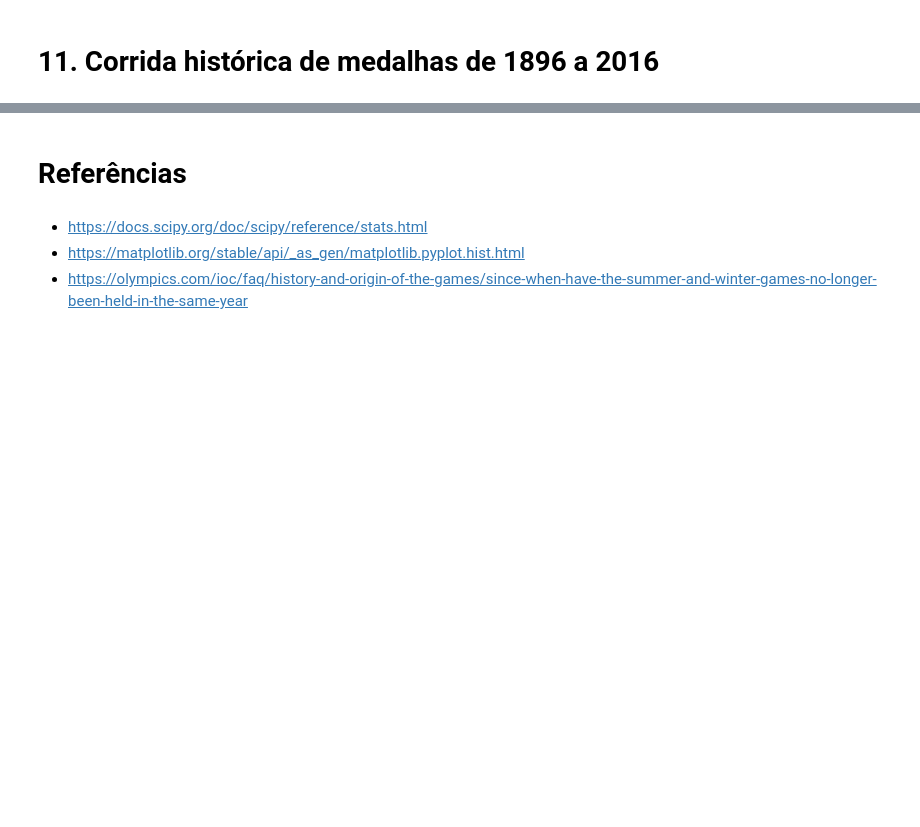
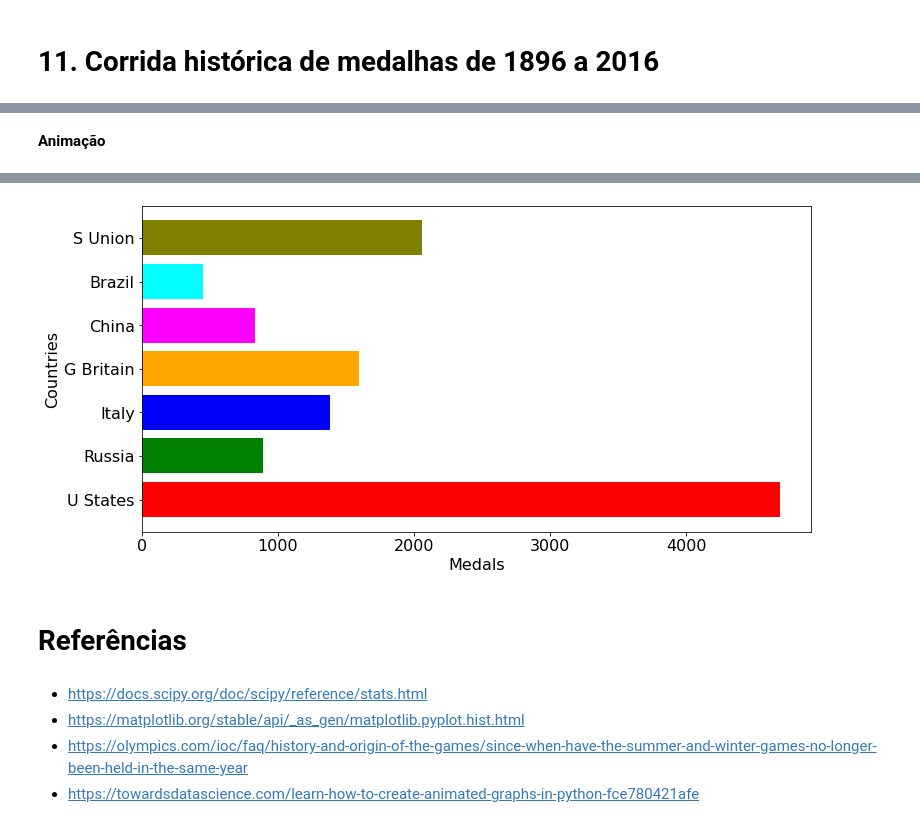
Before and after one commit to barbaracarnauba/repo_analise_dados_jogos_olimpicos, a Jupyter notebook: Analise_Dados_120_Anos_de_Historia_das_Olimpiadas.ipynb, the cells around one changed output, grey strips where cells are left out. Cells and saved outputs as stored; diff of their text form; code cells hidden in the pictures; blank space fills up the shorter version.

```diff
--- a/Analise_Dados_120_Anos_de_Historia_das_Olimpiadas.ipynb
+++ b/Analise_Dados_120_Anos_de_Historia_das_Olimpiadas.ipynb
@@ -550,0 +592,21 @@ plt.show()
+# %%
+italy = conta_medalhas_pais_todos_anos(df_athlete_events, df_medalhas_italia,'Italy')
+grabretanha = conta_medalhas_pais_todos_anos(df_athlete_events, df_medalhas_grabretanha,'G Britain')
+russia = conta_medalhas_pais_todos_anos(df_athlete_events, df_medalhas_russia,'Russia')
+eua = conta_medalhas_pais_todos_anos(df_athlete_events, df_medalhas_eua,'U States')
+china = conta_medalhas_pais_todos_anos(df_athlete_events, df_medalhas_china,'China')
+brasil = conta_medalhas_pais_todos_anos(df_athlete_events, df_medalhas_brasil,'Brazil')
+uniaosovietica = conta_medalhas_pais_todos_anos(df_athlete_events, df_medalhas_uniaosovietica,'S Union')
+# %%
+lst_paises_concat = [eua,
+                     russia['Russia'],
+                     italy['Italy'],
+                     grabretanha['G Britain'],
+                     china['China'],
+                     brasil['Brazil'],
+                     uniaosovietica['S Union']]
+
+result = pd.concat(lst_paises_concat, axis =1)
+result.set_index('Year', inplace=True)
+result.index = pd.to_datetime(result.index, format='%Y')
+result
@@ -550,0 +634,6 @@ plt.show()
+# %%
+result2 = result.copy()
+for col in list(result2.columns):
+  result2[col] = result2[col].cumsum()
+
+result2
@@ -550,0 +659,21 @@ plt.show()
+# %% [markdown]
+**Animação**
+# %%
+from IPython.display import HTML
+
+fig = plt.figure(figsize=(12,6))
+
+def drawframe(i=int):
+    iv = min(i, len(result2.index)-1) #the loop iterates an extra one time, which causes the dataframes to go out of bounds. This was the easiest (most lazy) way to solve this :)
+    objects = result2.max().index
+    y_pos = np.arange(len(objects))
+    performance = result2.iloc[[iv]].values.tolist()[0]
+    plt.barh(y_pos, performance, align='center', color=['red', 'green', 'blue', 'orange','magenta','cyan','olive'])
+    plt.yticks(y_pos, objects)
+    plt.xlabel('Medals')
+    plt.ylabel('Countries')
+    #plt.tight_layout()
+
+anim = ani.FuncAnimation(fig, drawframe, interval=500)
+HTML(anim.to_html5_video())
+# %% [output]
@@ -551,6 +681,8 @@ plt.show()
+[figure, added]
 # %% [markdown]
 # Referências
 # %% [markdown]
 *   https://docs.scipy.org/doc/scipy/reference/stats.html
 *   https://matplotlib.org/stable/api/_as_gen/matplotlib.pyplot.hist.html
 *   https://olympics.com/ioc/faq/history-and-origin-of-the-games/since-when-have-the-summer-and-winter-games-no-longer-been-held-in-the-same-year
+*   https://towardsdatascience.com/learn-how-to-create-animated-graphs-in-python-fce780421afe
```
Also changed, not shown: parts of 24 cells of this notebook.
